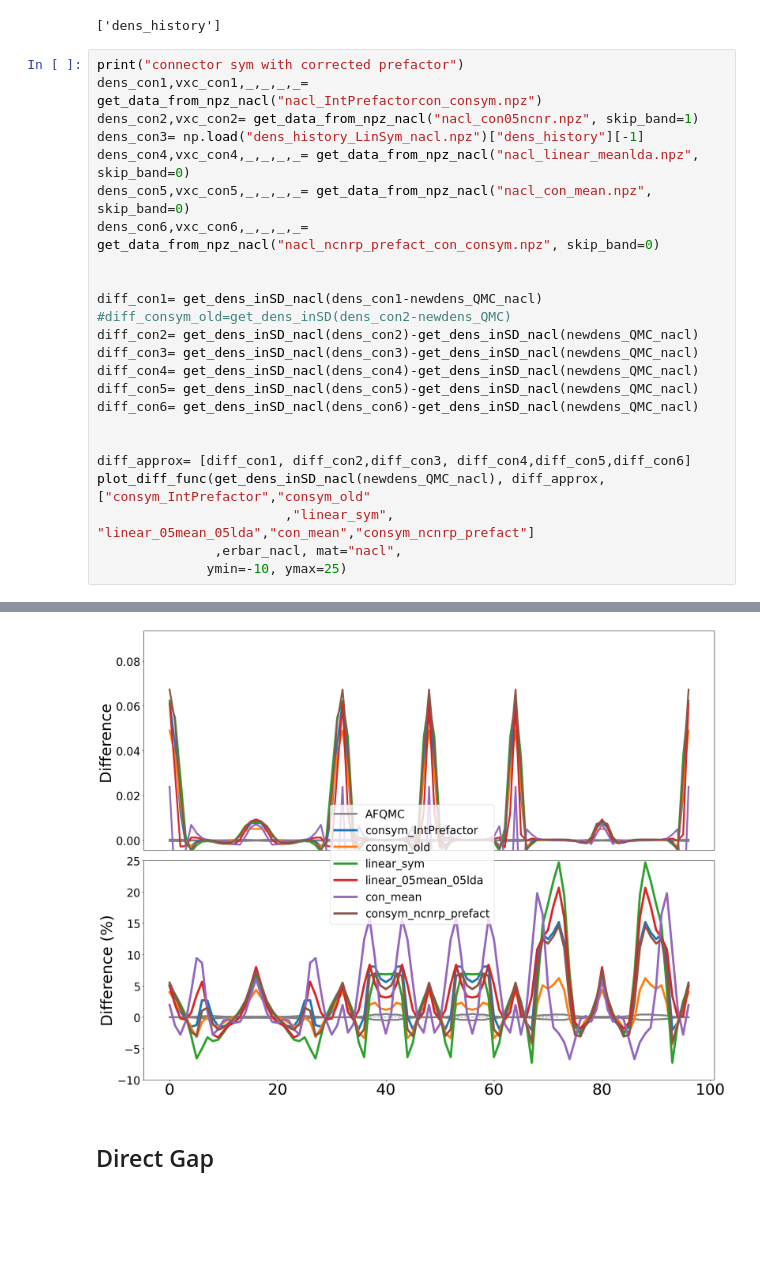
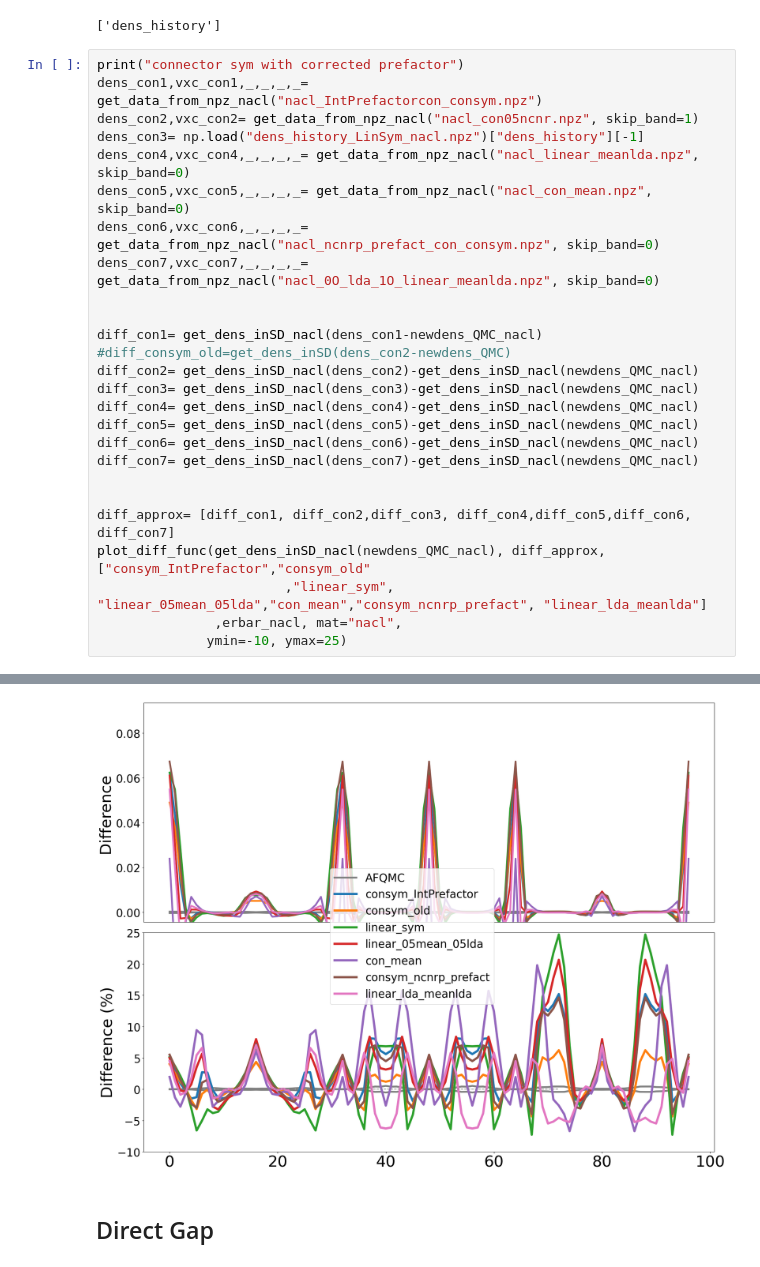
Before and after one commit to aouinaayoub/connector, a Jupyter notebook: fxc_connector.ipynb, the cells around one changed output, grey strips where cells are left out. Drawn from its saved outputs; the diff is of its cells as text; blank space fills up the shorter version.

```diff
--- a/fxc_connector.ipynb
+++ b/fxc_connector.ipynb
@@ -407,6 +419,7 @@ dens_con3= np.load("dens_history_LinSym_nacl.npz")["dens_history"][-1]
 dens_con4,vxc_con4,_,_,_,_= get_data_from_npz_nacl("nacl_linear_meanlda.npz", skip_band=0)
 dens_con5,vxc_con5,_,_,_,_= get_data_from_npz_nacl("nacl_con_mean.npz", skip_band=0)
 dens_con6,vxc_con6,_,_,_,_= get_data_from_npz_nacl("nacl_ncnrp_prefact_con_consym.npz", skip_band=0)
+dens_con7,vxc_con7,_,_,_,_= get_data_from_npz_nacl("nacl_0O_lda_1O_linear_meanlda.npz", skip_band=0)
 
 
 diff_con1= get_dens_inSD_nacl(dens_con1-newdens_QMC_nacl)
@@ -416,11 +429,12 @@ diff_con3= get_dens_inSD_nacl(dens_con3)-get_dens_inSD_nacl(newdens_QMC_nacl)
 diff_con4= get_dens_inSD_nacl(dens_con4)-get_dens_inSD_nacl(newdens_QMC_nacl)
 diff_con5= get_dens_inSD_nacl(dens_con5)-get_dens_inSD_nacl(newdens_QMC_nacl)
 diff_con6= get_dens_inSD_nacl(dens_con6)-get_dens_inSD_nacl(newdens_QMC_nacl)
+diff_con7= get_dens_inSD_nacl(dens_con7)-get_dens_inSD_nacl(newdens_QMC_nacl)
 
 
-diff_approx= [diff_con1, diff_con2,diff_con3, diff_con4,diff_con5,diff_con6]
+diff_approx= [diff_con1, diff_con2,diff_con3, diff_con4,diff_con5,diff_con6, diff_con7]
 plot_diff_func(get_dens_inSD_nacl(newdens_QMC_nacl), diff_approx, ["consym_IntPrefactor","consym_old"
-                        ,"linear_sym", "linear_05mean_05lda","con_mean","consym_ncnrp_prefact"]
+                        ,"linear_sym", "linear_05mean_05lda","con_mean","consym_ncnrp_prefact", "linear_lda_meanlda"]
                ,erbar_nacl, mat="nacl",
               ymin=-10, ymax=25)
 # %% [output]
@@ -443,5 +457,5 @@ The direct gap is 4.5220 ev | QMC = 5.25 ev
 ============
-[figure, old version]
+[figure, new version]
 # %% [markdown]
 ## Direct Gap
 # %%
```
Also changed, not shown: parts of 8 cells of this notebook.
